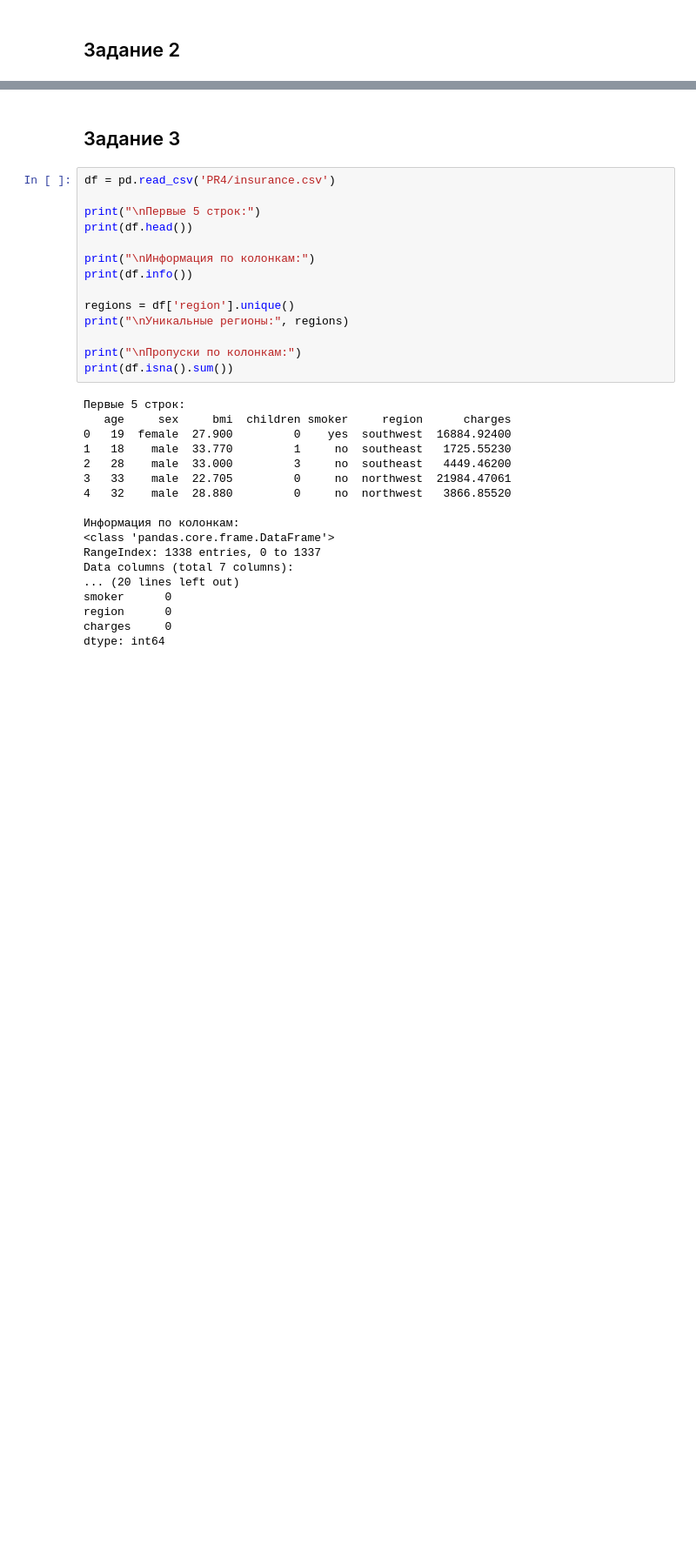
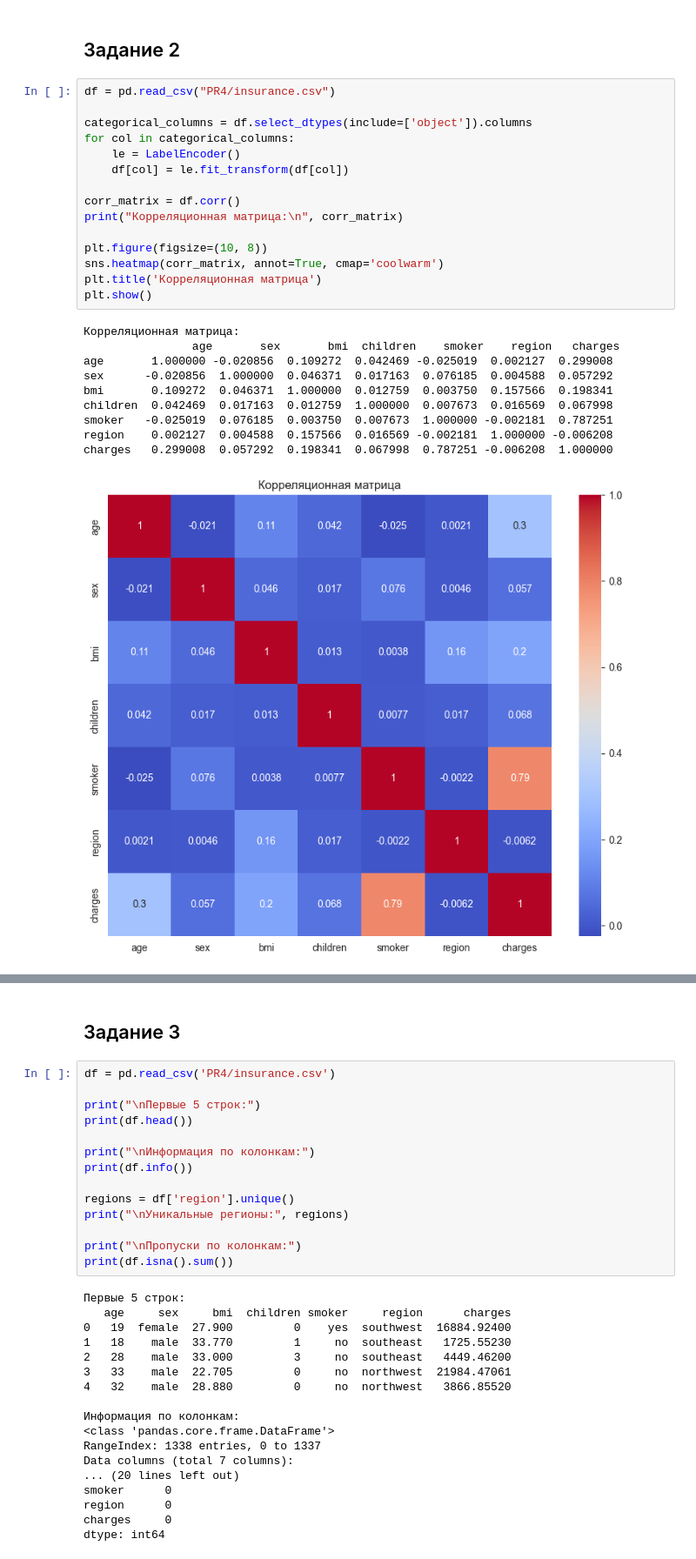
Before and after one commit to shok1i/Seventh-semester, a Jupyter notebook: BigData/PythonProject/PR2/PR4.ipynb, the cells around one changed output, grey strips where cells are left out. Shown: that part at 87% size. Cells and saved outputs as stored; diff of their text form; blank space fills up the shorter version.

```diff
--- a/BigData/PythonProject/PR2/PR4.ipynb
+++ b/BigData/PythonProject/PR2/PR4.ipynb
@@ -46,2 +50,28 @@ plt.show()
 # %% [markdown]
 ## Задание 2
+# %%
+df = pd.read_csv("PR4/insurance.csv")
+
+categorical_columns = df.select_dtypes(include=['object']).columns
+for col in categorical_columns:
+    le = LabelEncoder()
+    df[col] = le.fit_transform(df[col])
+
+corr_matrix = df.corr()
+print("Корреляционная матрица:\n", corr_matrix)
+
+plt.figure(figsize=(10, 8))
+sns.heatmap(corr_matrix, annot=True, cmap='coolwarm')
+plt.title('Корреляционная матрица')
+plt.show()
+# %% [output]
+Корреляционная матрица:
+                age       sex       bmi  children    smoker    region   charges
+age       1.000000 -0.020856  0.109272  0.042469 -0.025019  0.002127  0.299008
+sex      -0.020856  1.000000  0.046371  0.017163  0.076185  0.004588  0.057292
+bmi       0.109272  0.046371  1.000000  0.012759  0.003750  0.157566  0.198341
+children  0.042469  0.017163  0.012759  1.000000  0.007673  0.016569  0.067998
+smoker   -0.025019  0.076185  0.003750  0.007673  1.000000 -0.002181  0.787251
+region    0.002127  0.004588  0.157566  0.016569 -0.002181  1.000000 -0.006208
+charges   0.299008  0.057292  0.198341  0.067998  0.787251 -0.006208  1.000000
+[figure, added]
```
Also changed, not shown: parts of 7 cells of this notebook, 1 other file.
